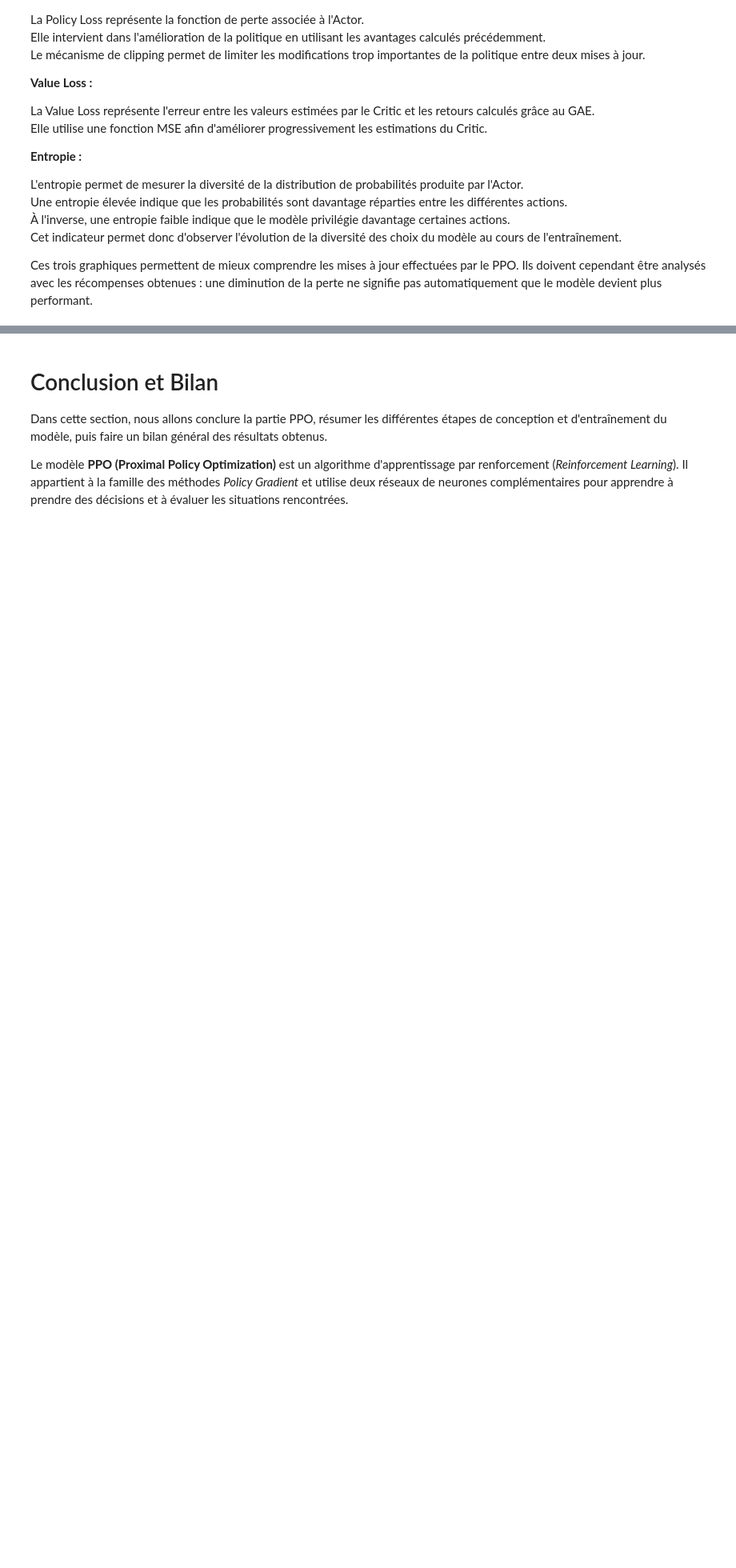
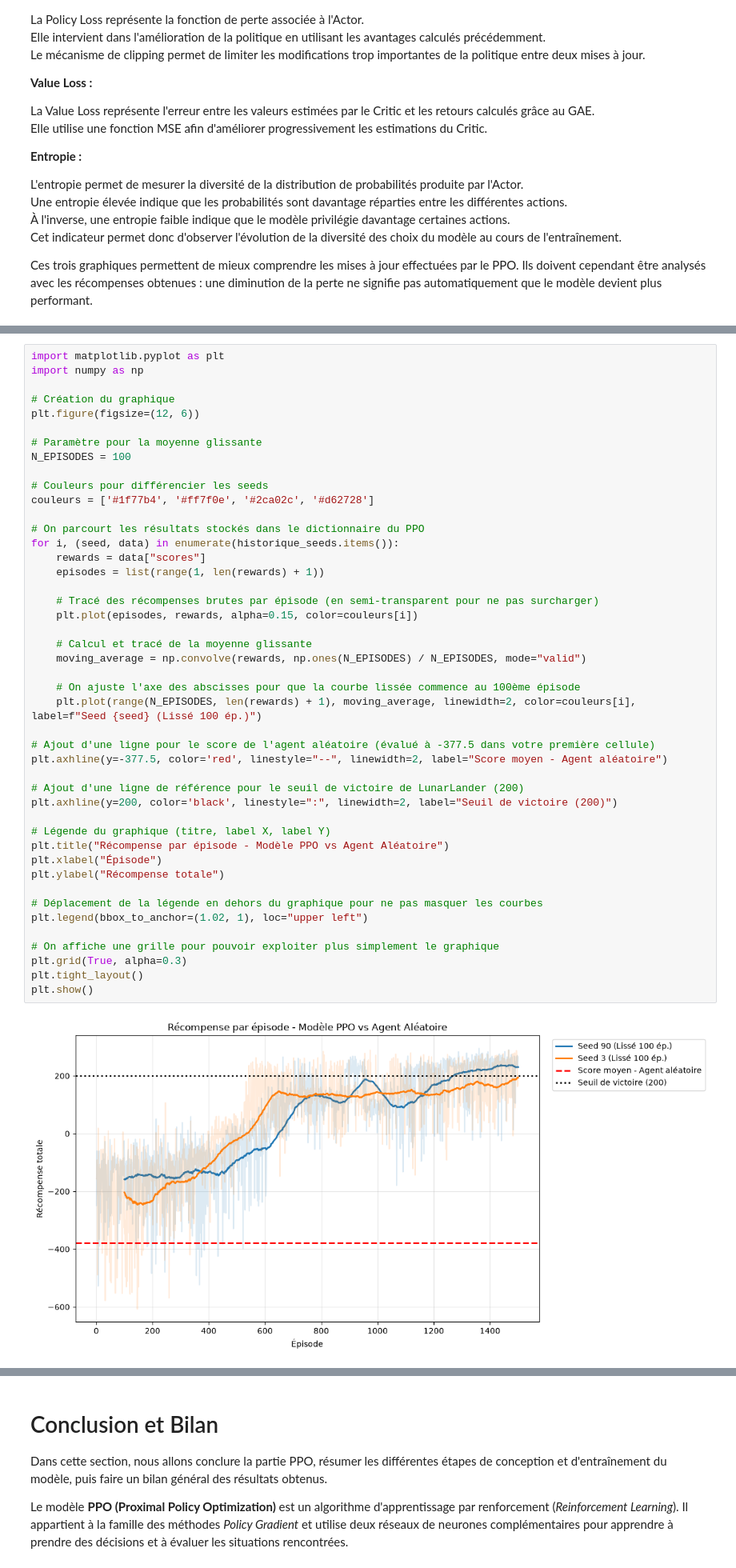
Before and after one commit to BastianHanart/Startrek, a Jupyter notebook: ppo.ipynb, the cells around one changed output, grey strips where cells are left out. Shown at 80% size. Drawn from its saved outputs; the diff is of its cells as text; blank space fills up the shorter version.

```diff
--- a/ppo.ipynb
+++ b/ppo.ipynb
@@ -635,3 +637,50 @@ plt.show()
+# %%
+import matplotlib.pyplot as plt
+import numpy as np
+
+# Création du graphique
+plt.figure(figsize=(12, 6))
+
+# Paramètre pour la moyenne glissante
+N_EPISODES = 100
+
+# Couleurs pour différencier les seeds
+couleurs = ['#1f77b4', '#ff7f0e', '#2ca02c', '#d62728']
+
+# On parcourt les résultats stockés dans le dictionnaire du PPO
+for i, (seed, data) in enumerate(historique_seeds.items()):
+    rewards = data["scores"]
+    episodes = list(range(1, len(rewards) + 1))
+
+    # Tracé des récompenses brutes par épisode (en semi-transparent pour ne pas surcharger)
+    plt.plot(episodes, rewards, alpha=0.15, color=couleurs[i])
+
+    # Calcul et tracé de la moyenne glissante
+    moving_average = np.convolve(rewards, np.ones(N_EPISODES) / N_EPISODES, mode="valid")
+
+    # On ajuste l'axe des abscisses pour que la courbe lissée commence au 100ème épisode
+    plt.plot(range(N_EPISODES, len(rewards) + 1), moving_average, linewidth=2, color=couleurs[i], label=f"Seed {seed} (Lissé 100 ép.)")
+
+# Ajout d'une ligne pour le score de l'agent aléatoire (évalué à -377.5 dans votre première cellule)
+plt.axhline(y=-377.5, color='red', linestyle="--", linewidth=2, label="Score moyen - Agent aléatoire")
+
+# Ajout d'une ligne de référence pour le seuil de victoire de LunarLander (200)
+plt.axhline(y=200, color='black', linestyle=":", linewidth=2, label="Seuil de victoire (200)")
+
+# Légende du graphique (titre, label X, label Y)
+plt.title("Récompense par épisode - Modèle PPO vs Agent Aléatoire")
+plt.xlabel("Épisode")
+plt.ylabel("Récompense totale")
+
+# Déplacement de la légende en dehors du graphique pour ne pas masquer les courbes
+plt.legend(bbox_to_anchor=(1.02, 1), loc="upper left")
+
+# On affiche une grille pour pouvoir exploiter plus simplement le graphique
+plt.grid(True, alpha=0.3)
+plt.tight_layout()
+plt.show()
+# %% [output]
+[figure, added]
 # %% [markdown]
 ### <b><u> Liste des Hyperparamètres </u></b> :
 
```
Also changed, not shown: parts of 6 cells of this notebook, 2 other files.
